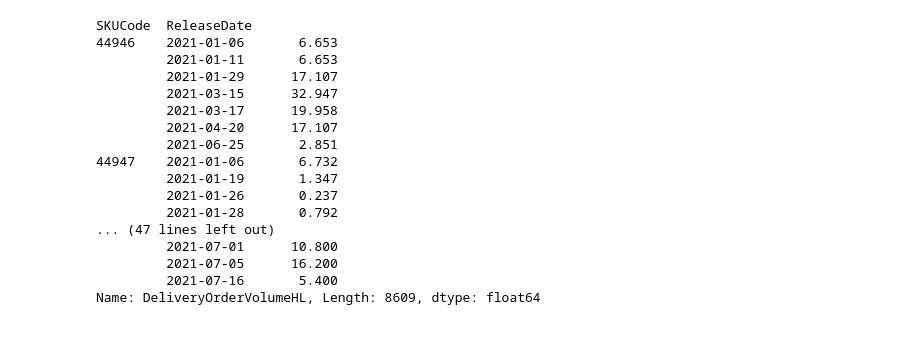
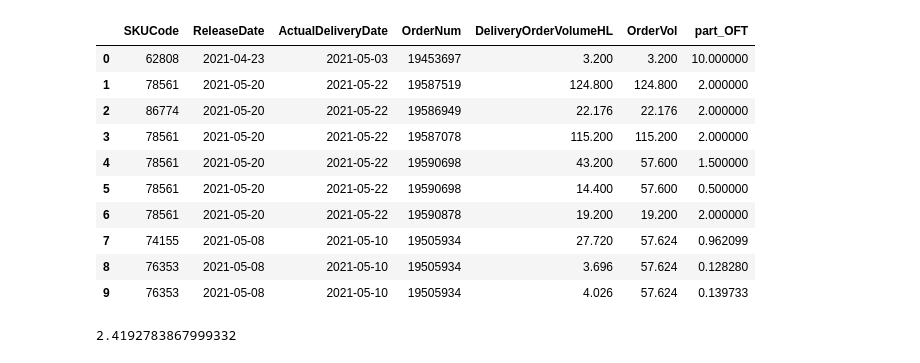
Before and after one commit to Litouwuu/EasyFunctionsToImplete, a Jupyter notebook: CountBBCOOFT/CountBBCOOFT.ipynb, the cells around one changed output. Saved outputs shown, nothing was run; the diff lists cells and outputs as text; code cells hidden in the pictures; blank space fills up the shorter version.

```diff
--- a/CountBBCOOFT/CountBBCOOFT.ipynb
+++ b/CountBBCOOFT/CountBBCOOFT.ipynb
@@ -29,2 +28,4 @@ df
 # %%
-group = df.groupby(['SKUCode','ReleaseDate'])['DeliveryOrderVolumeHL'].sum()
+group_Vol = df.groupby('OrderNum').agg({'DeliveryOrderVolumeHL':np.sum})
+group_Vol = group_Vol.rename(columns={'DeliveryOrderVolumeHL':'OrderVol'})
+group_Vol
@@ -31,20 +52,21 @@ group = df.groupby(['SKUCode','ReleaseDate'])['DeliveryOrderVolumeHL'].sum()
-# %%
-group
-# %% [output]
-SKUCode  ReleaseDate
-44946    2021-01-06       6.653
-         2021-01-11       6.653
-         2021-01-29      17.107
-         2021-03-15      32.947
-         2021-03-17      19.958
-         2021-04-20      17.107
-         2021-06-25       2.851
-44947    2021-01-06       6.732
-         2021-01-19       1.347
-         2021-01-26       0.237
-         2021-01-28       0.792
-... (47 lines left out)
-         2021-07-01      10.800
-         2021-07-05      16.200
-         2021-07-16       5.400
-Name: DeliveryOrderVolumeHL, Length: 8609, dtype: float64
+# %%
+merge = pd.merge(df,group_Vol,how = 'left',on='OrderNum')
+merge['part_OFT'] = (merge['ActualDeliveryDate'] - merge['ReleaseDate']).map(lambda x: x.days)*(merge['DeliveryOrderVolumeHL']/merge['OrderVol'])
+merge.head(10)
+# %% [output]
+|  | SKUCode | ReleaseDate | ActualDeliveryDate | OrderNum | DeliveryOrderVolumeHL | OrderVol | part_OFT |
+| 0 | 62808 | 2021-04-23 | 2021-05-03 | 19453697 | 3.200 | 3.200 | 10.000000 |
+| 1 | 78561 | 2021-05-20 | 2021-05-22 | 19587519 | 124.800 | 124.800 | 2.000000 |
+| 2 | 86774 | 2021-05-20 | 2021-05-22 | 19586949 | 22.176 | 22.176 | 2.000000 |
+| 3 | 78561 | 2021-05-20 | 2021-05-22 | 19587078 | 115.200 | 115.200 | 2.000000 |
+| 4 | 78561 | 2021-05-20 | 2021-05-22 | 19590698 | 43.200 | 57.600 | 1.500000 |
+| 5 | 78561 | 2021-05-20 | 2021-05-22 | 19590698 | 14.400 | 57.600 | 0.500000 |
+| 6 | 78561 | 2021-05-20 | 2021-05-22 | 19590878 | 19.200 | 19.200 | 2.000000 |
+| 7 | 74155 | 2021-05-08 | 2021-05-10 | 19505934 | 27.720 | 57.624 | 0.962099 |
+| 8 | 76353 | 2021-05-08 | 2021-05-10 | 19505934 | 3.696 | 57.624 | 0.128280 |
+| 9 | 76353 | 2021-05-08 | 2021-05-10 | 19505934 | 4.026 | 57.624 | 0.139733 |
+# %%
+Final_merge = merge.groupby('OrderNum')['part_OFT'].sum()
+Final_merge.mean()
+# %% [output]
+2.4192783867999332
```
Also changed, not shown: parts of 2 cells of this notebook.
